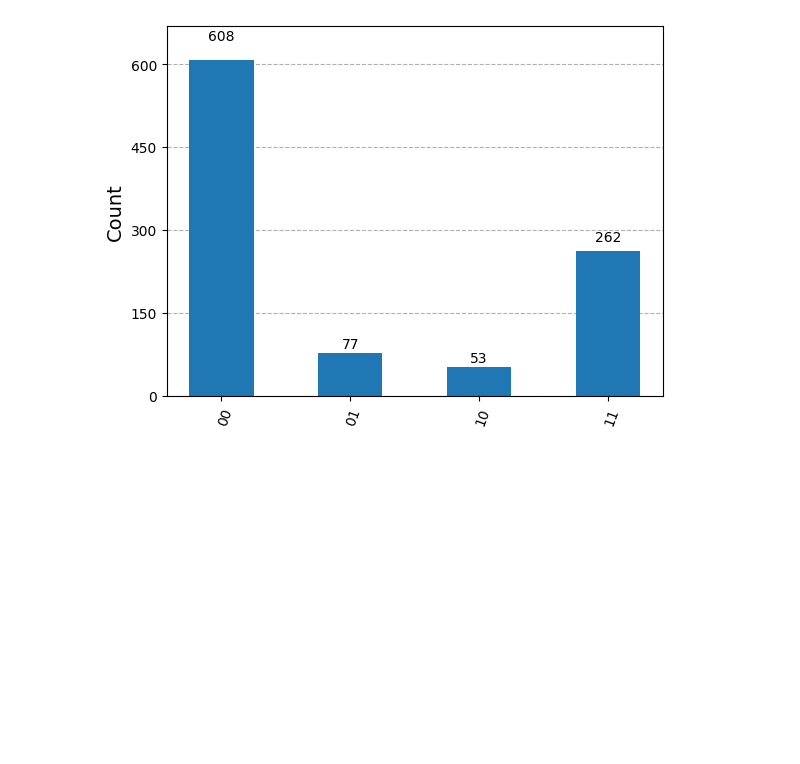
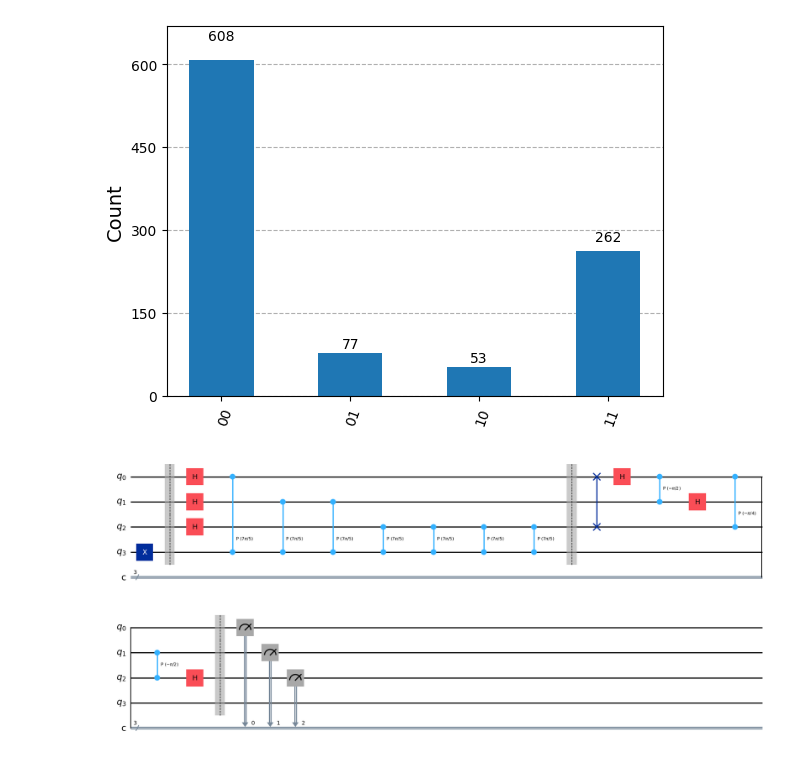
Before and after one commit to jerzyszyjut/quantum, a Jupyter notebook: notebooks/phase_estimation.ipynb, the cells around one changed output. Saved outputs shown, nothing was run; the diff lists cells and outputs as text; code cells hidden in the pictures; blank space fills up the shorter version.

Commit message:
add phase estimation algorithm with any control qubits

```diff
--- a/notebooks/phase_estimation.ipynb
+++ b/notebooks/phase_estimation.ipynb
@@ -77,3 +77,31 @@ statistics = result.get_counts()
 display(plot_histogram(statistics))
 # %% [output]
 [figure]
+# %%
+num_qubits = 4
+theta = 0.7
+q = QuantumRegister(num_qubits, 'q')
+c = ClassicalRegister(num_qubits - 1, 'c')
+
+qc = QuantumCircuit(q, c)
+
+qc.x(q[num_qubits - 1])
+qc.barrier()
+
+qc.h(q[:num_qubits - 1])
+for i in range(num_qubits - 1):
+    for j in range(pow(2, i)):
+        qc.cp(2 * pi * theta, q[i], q[num_qubits - 1])
+qc.barrier()
+
+qc.compose(
+    QFT(num_qubits=num_qubits - 1, inverse=True).decompose(),
+    inplace=True
+)
+qc.barrier()
+
+qc.measure(range(num_qubits - 1), range(num_qubits - 1))
+
+qc.draw("mpl")
+# %% [output]
+[figure, added]
```
Also changed, not shown: parts of 2 cells of this notebook.
